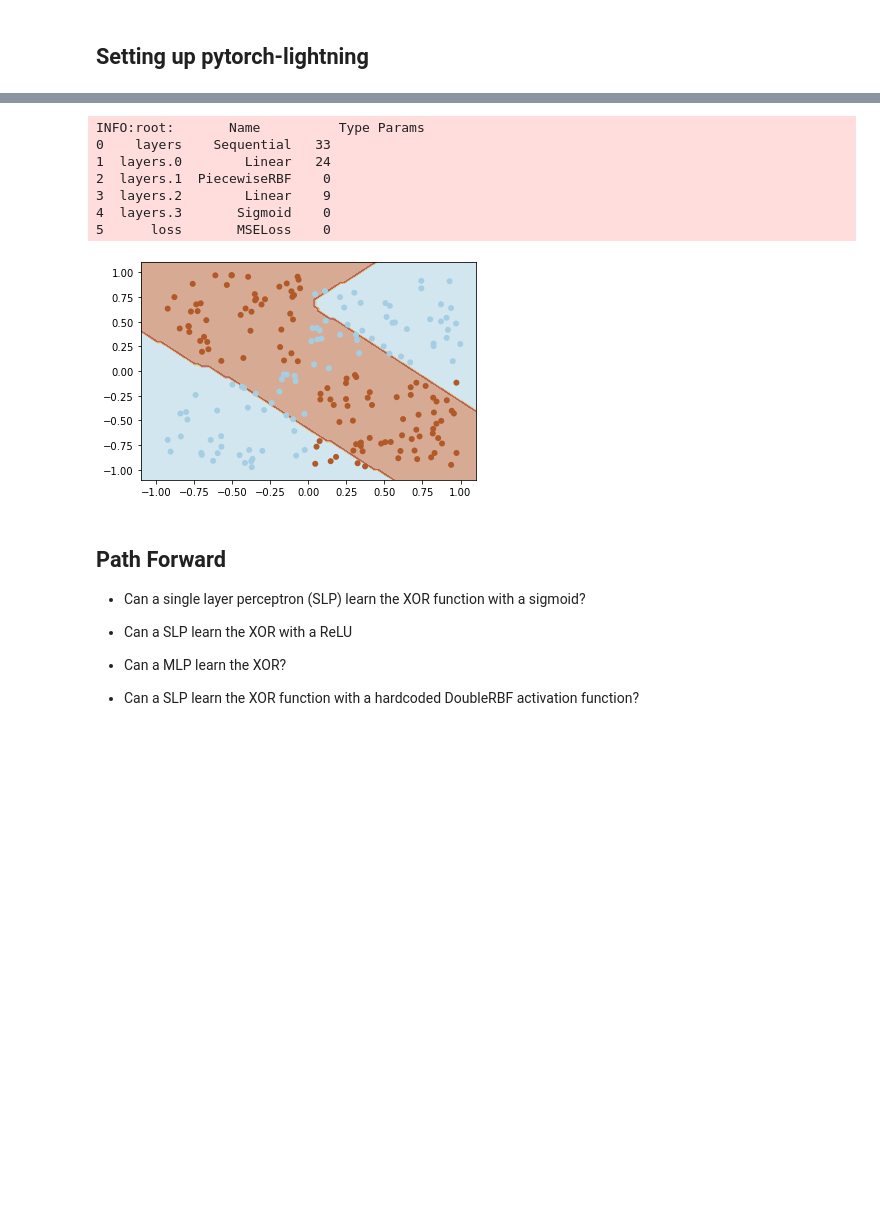
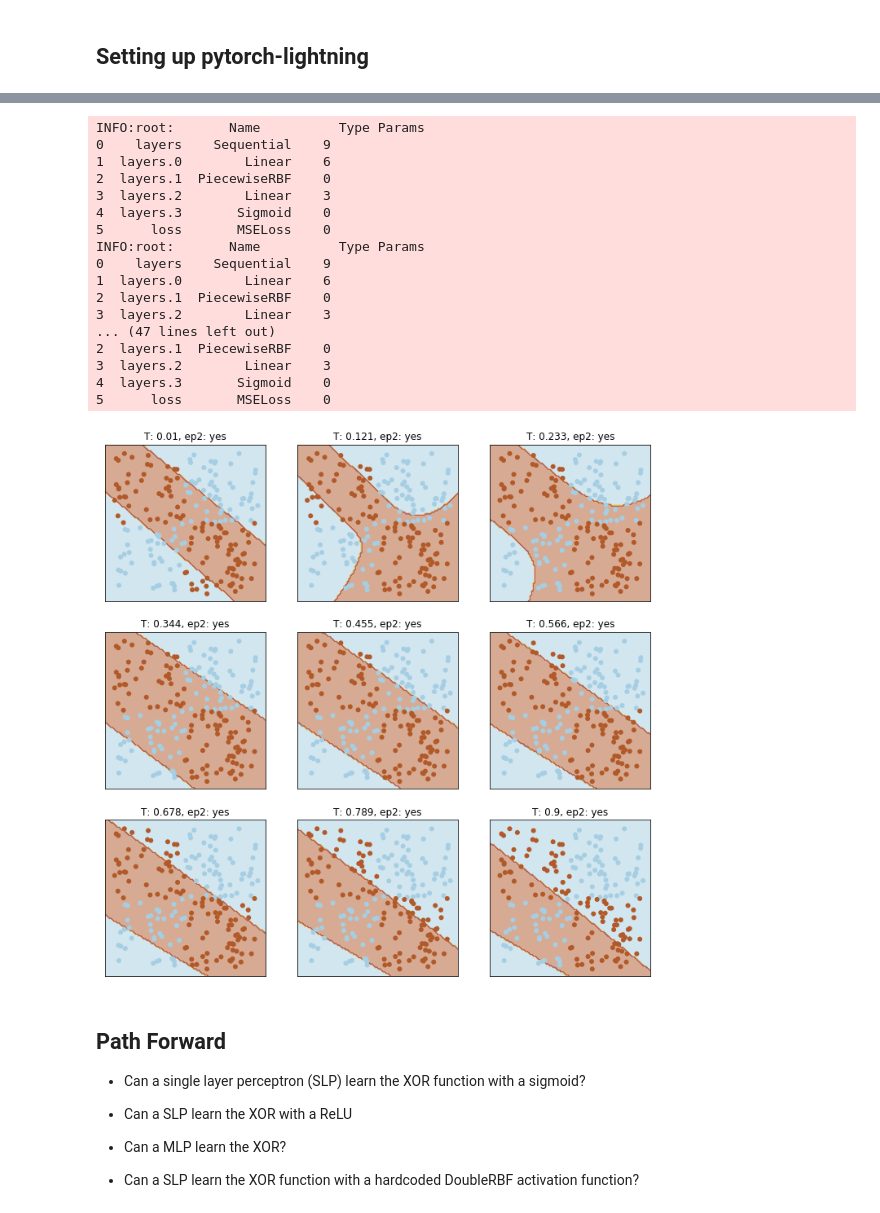
Before and after one commit to bhoov/xor-act-fn, a Jupyter notebook: notebooks/Initial RBF tests.ipynb, the cells around one changed output, grey strips where cells are left out. Cells and saved outputs as stored; diff of their text form; code cells hidden in the pictures; blank space fills up the shorter version.

```diff
--- a/notebooks/Initial RBF tests.ipynb
+++ b/notebooks/Initial RBF tests.ipynb
@@ -20,23 +41,49 @@ from rbfxor.dataset import XORDataset, true_xor
 # %%
 from pytorch_lightning import Trainer
 
 ds_train = XORDataset(10)
 ds_test = XORDataset(100)
 
-# model = BaseMLP([8], nn.ReLU(), nn.Sigmoid())
-model = BaseMLP([8], PiecewiseRBF(T=0.01, rbf_at_0=0.6, ep2=0.6), nn.Sigmoid())
-trainer = Trainer()
-trainer.fit(model)
-model.plot('val')
+Ts = torch.linspace(0.01, 0.9, 9)
+
+def train_and_plot(T, ax):
+    # model = BaseMLP([8], nn.ReLU(), nn.Sigmoid())
+    model = BaseMLP([2], PiecewiseRBF(T=T, rbf_at_0=0.5, ep2=0.6), nn.Sigmoid())
+    trainer = Trainer()
+    trainer.fit(model)
+    model.plot('test', ax)
+
+fig, axes = plt.subplots(3,3, figsize=(12, 12))
+
+title = "T: {:0.3}, ep2: {}"
+
+for ax, T in zip(axes.flatten(), Ts):
+    train_and_plot(T, ax)
+    ax.get_yaxis().set_visible(False)
+    ax.get_xaxis().set_visible(False)
+    ax.set_title(title.format(T, "yes"))
+#     plt.title(title.format(T, "yes"))
+
+plt.show()
 # %% [output]
 INFO:root:       Name          Type Params
-0    layers    Sequential   33
-1  layers.0        Linear   24
+0    layers    Sequential    9
+1  layers.0        Linear    6
 2  layers.1  PiecewiseRBF    0
-3  layers.2        Linear    9
+3  layers.2        Linear    3
 4  layers.3       Sigmoid    0
 5      loss       MSELoss    0
+INFO:root:       Name          Type Params
+0    layers    Sequential    9
+1  layers.0        Linear    6
+2  layers.1  PiecewiseRBF    0
+3  layers.2        Linear    3
+... (47 lines left out)
+2  layers.1  PiecewiseRBF    0
+3  layers.2        Linear    3
+4  layers.3       Sigmoid    0
+5      loss       MSELoss    0
-[figure, old version]
+[figure, new version]
 # %% [markdown]
 ## Path Forward
 
```
Also changed, not shown: parts of 2 cells of this notebook, 5 other files.
